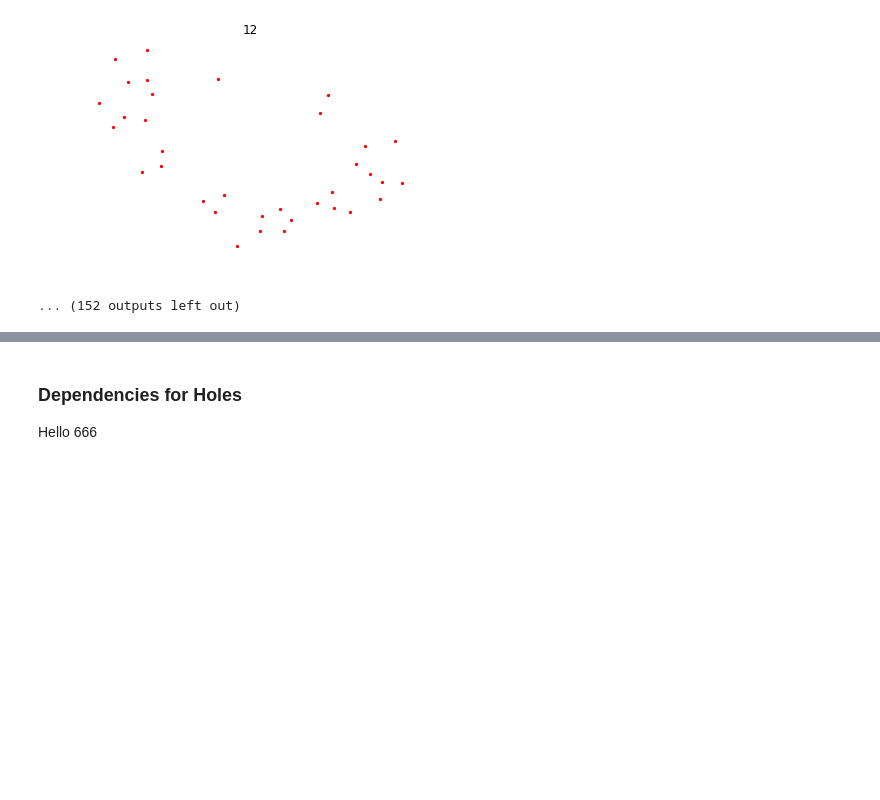
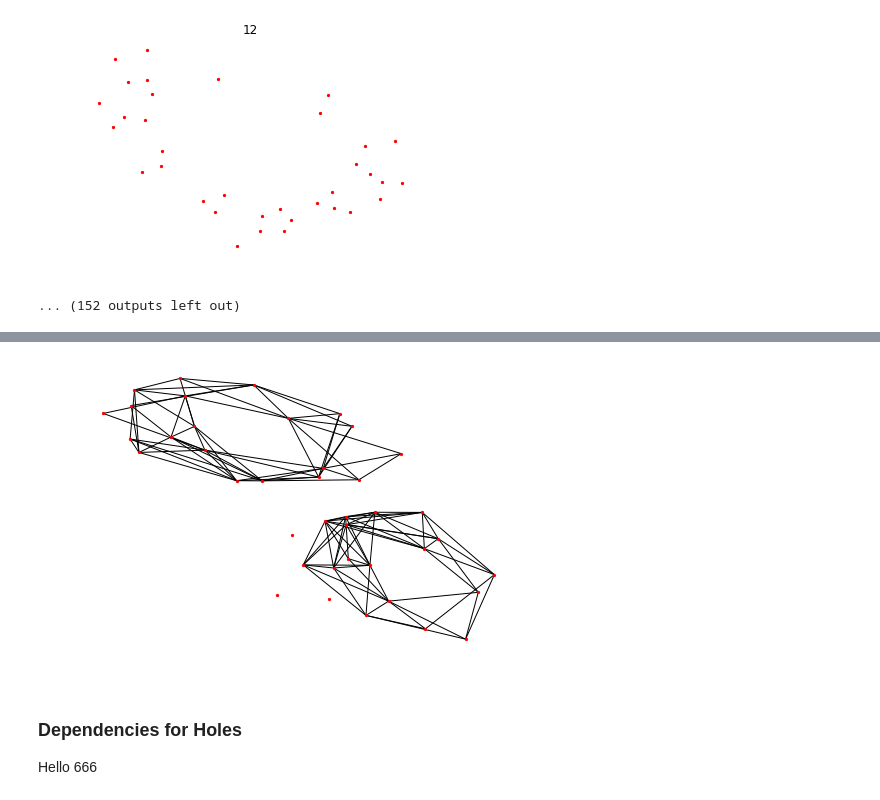
Before and after one commit to marcoguerra192/MinScaffold, a Jupyter notebook: Analysis.ipynb, the cells around one changed output, grey strips where cells are left out. Saved outputs shown, nothing was run; the diff lists cells and outputs as text; code cells hidden in the pictures; blank space fills up the shorter version.

```diff
--- a/Analysis.ipynb
+++ b/Analysis.ipynb
@@ -157,3 +188,14 @@ Notice that flagging `Draws=True` can, in cases, increase the size of the output
+# %%
+epsList2 = Geometry.genFullEpsList(W2)
+#monitor='./monitor'
+F2 = Driver.getFiltrBasis(W2, epsList2, Draws=False, parallel=True,monitor=None)
+
+# Build the scaffold accounting for draws
+S2 = Scaffold.frequency_Scaffold(F2 , len(P2))
+Scaf2 = nx.from_numpy_matrix(S2, parallel_edges=False)
+nx.draw(Scaf2,pos=layout2, node_size=5)
+# %% [output]
+[figure, added]
 # %% [markdown]
 <a id="HolesDependencies"></a>
 ### Dependencies for Holes
```
Also changed, not shown: parts of 10 cells of this notebook.
